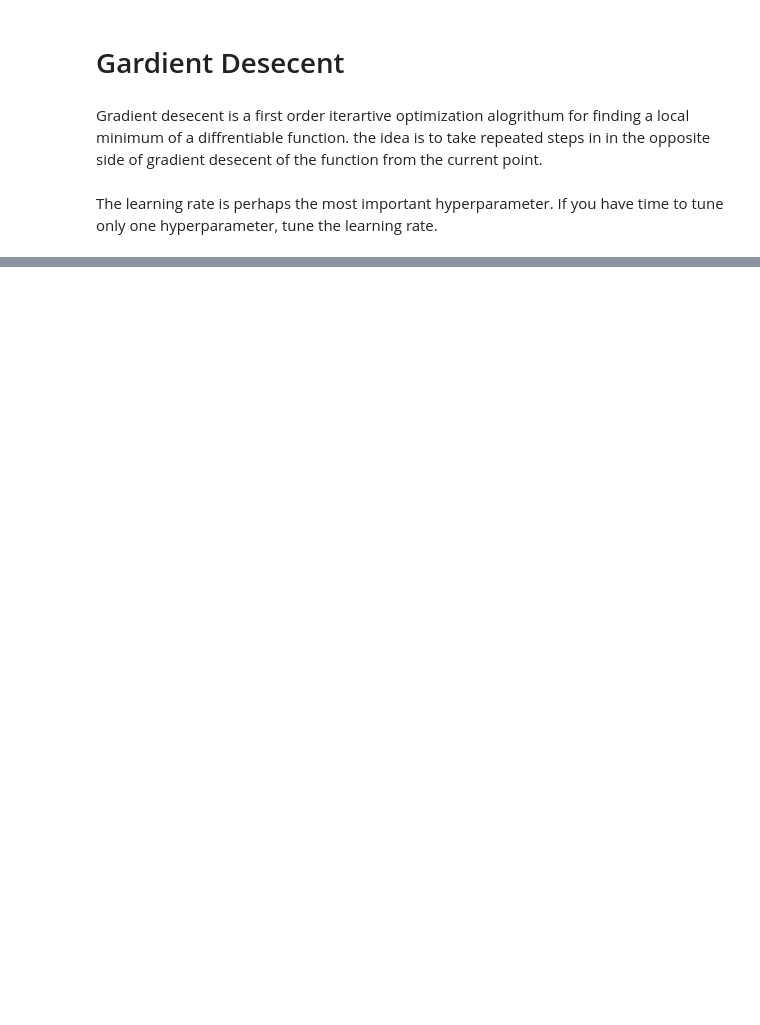
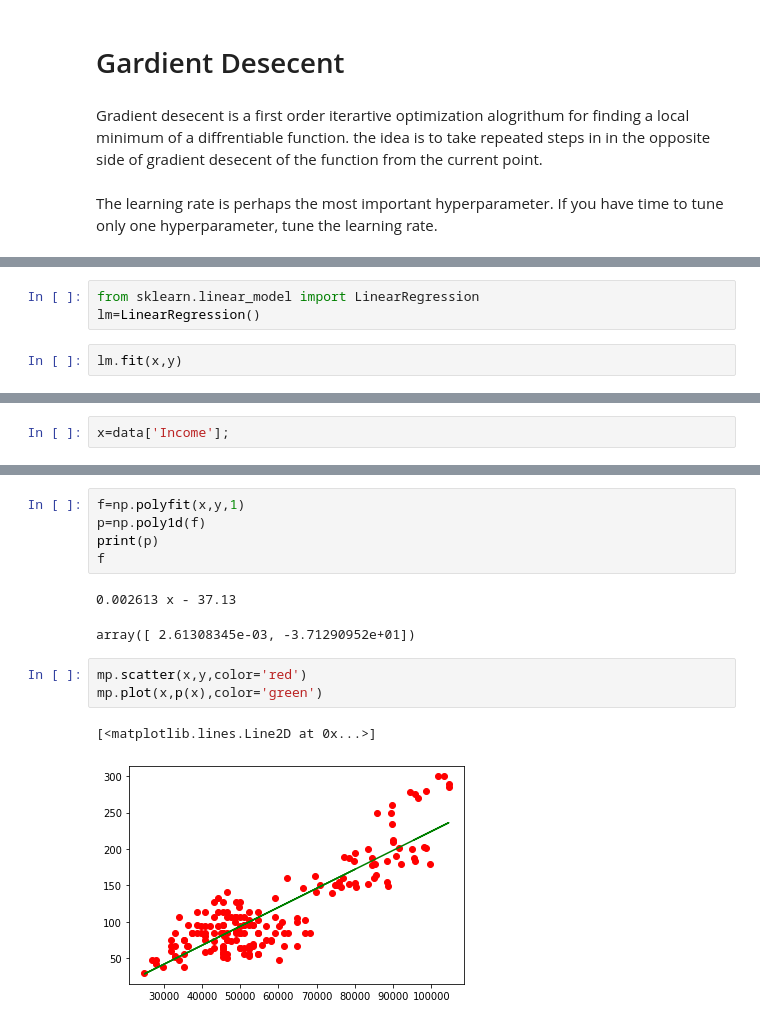
Before and after one commit to Shivam-Shane/Learnerhub, a Jupyter notebook: IPYTHON/Machine.ipynb, the cells around one changed output, grey strips where cells are left out. Drawn from its saved outputs; the diff is of its cells as text; blank space fills up the shorter version.

```diff
--- a/IPYTHON/Machine.ipynb
+++ b/IPYTHON/Machine.ipynb
@@ -858,0 +739,5 @@ The learning rate is perhaps the most important hyperparameter. If you have time
+# %%
+from sklearn.linear_model import LinearRegression
+lm=LinearRegression()
+# %%
+lm.fit(x,y)
@@ -858,0 +753,2 @@ The learning rate is perhaps the most important hyperparameter. If you have time
+# %%
+x=data['Income'];
@@ -858,0 +768,14 @@ The learning rate is perhaps the most important hyperparameter. If you have time
+# %%
+f=np.polyfit(x,y,1)
+p=np.poly1d(f)
+print(p)
+f
+# %% [output]
+0.002613 x - 37.13
+array([ 2.61308345e-03, -3.71290952e+01])
+# %%
+mp.scatter(x,y,color='red')
+mp.plot(x,p(x),color='green')
+# %% [output]
+[<matplotlib.lines.Line2D at 0x...>]
+[figure, added]
```
Also changed, not shown: parts of 53 cells of this notebook, 17 other files.
